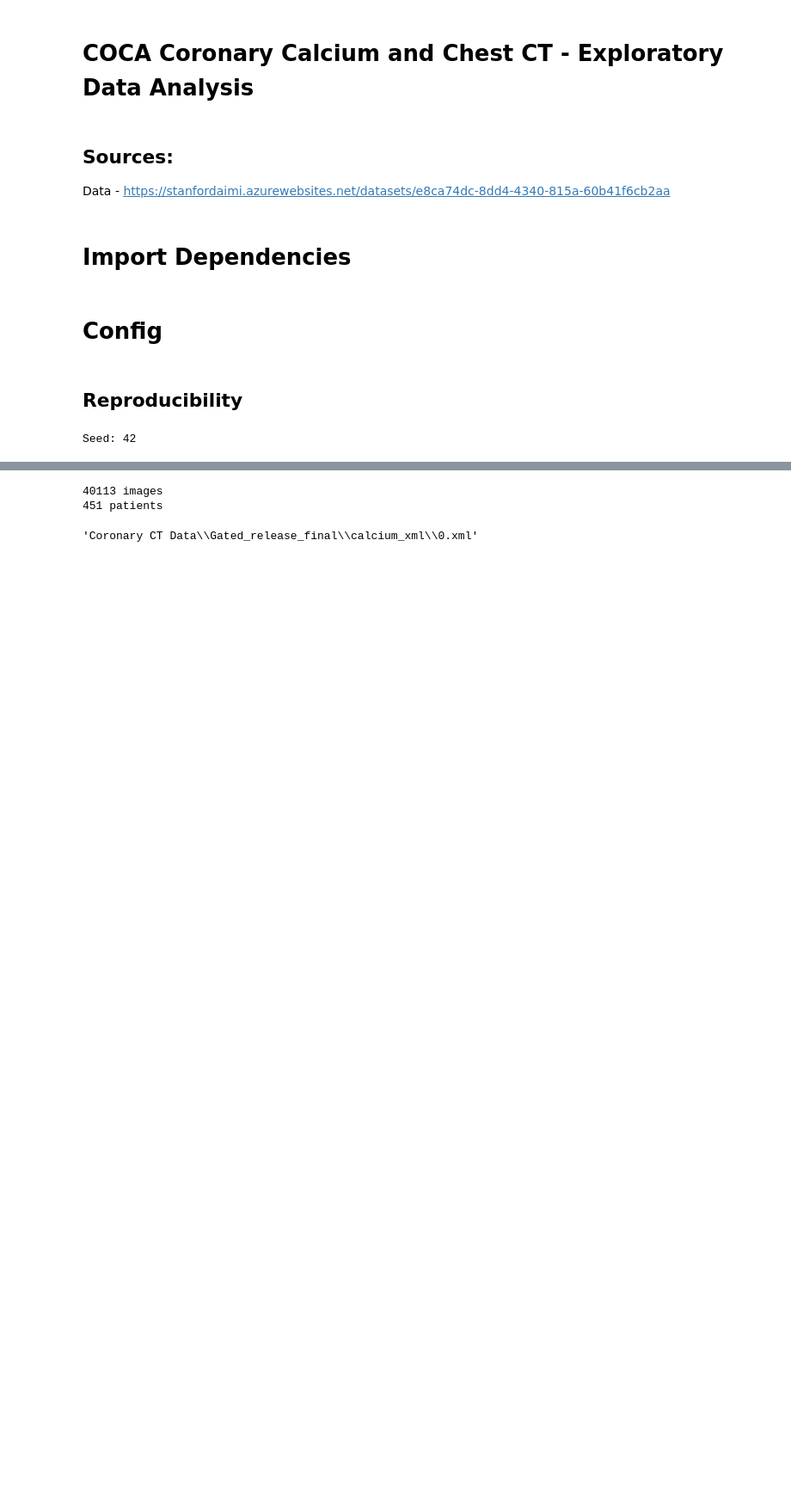
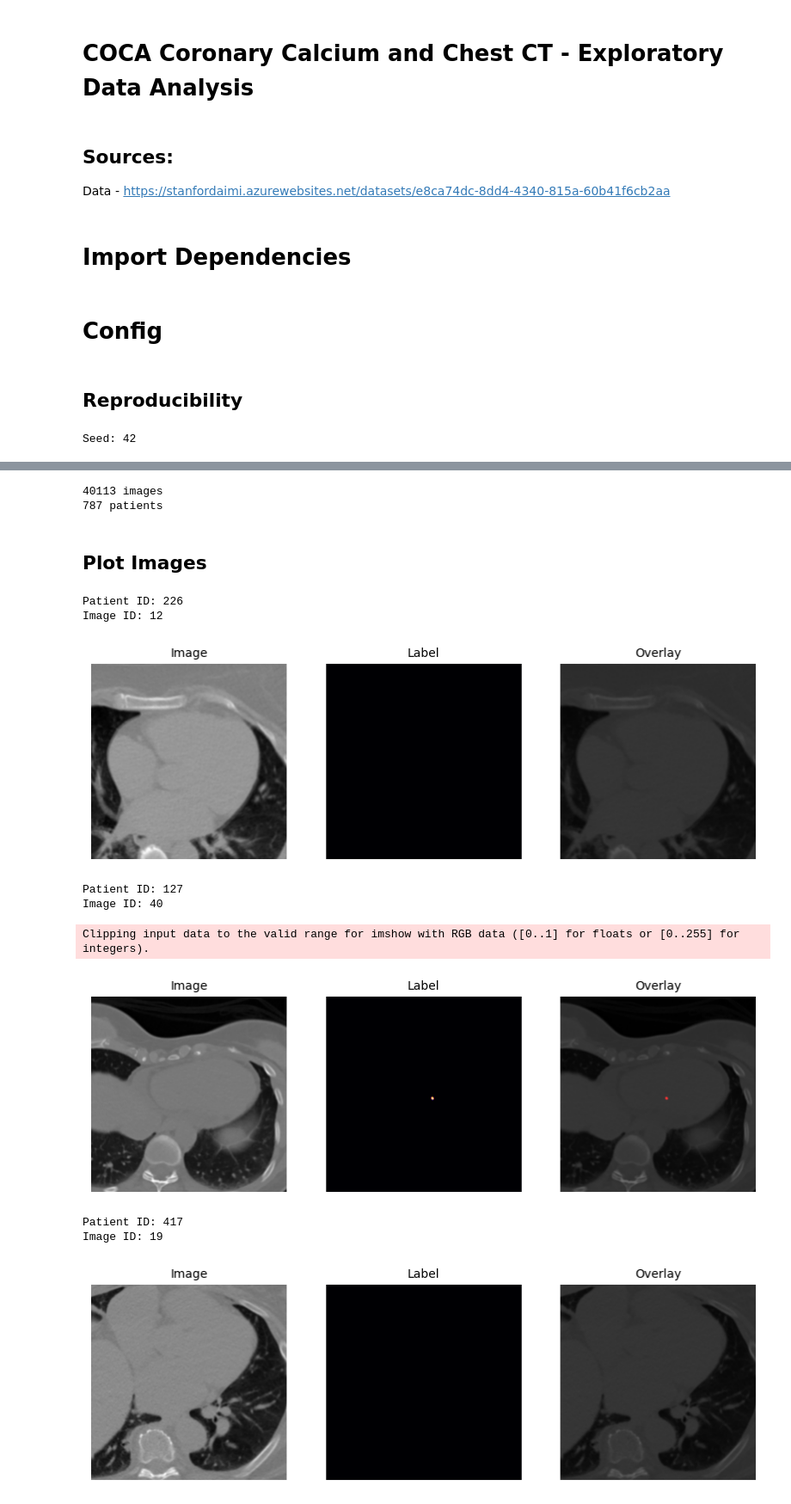
Before and after one commit to RyanChew1/Chest-CT-CAC-Scores, a Jupyter notebook: eda.ipynb, the cells around one changed output, grey strips where cells are left out. Shown: that part at 86% size. Saved outputs shown, nothing was run; the diff lists cells and outputs as text; code cells hidden in the pictures; blank space fills up the shorter version.

```diff
--- a/eda.ipynb
+++ b/eda.ipynb
@@ -55,0 +128,14 @@ Seed: 42
+# %%
+def create_segments(image_array, points):
+    polygon = Polygon(points, closed=True, edgecolor='r', facecolor='r')
+    polygon_indices = np.array(points)
+    polygon_indices[:, 0] = np.clip(polygon_indices[:, 0], 0, 511)
+    polygon_indices[:, 1] = np.clip(polygon_indices[:, 1], 0, 511)
+    image_array[polygon_indices[:, 1], polygon_indices[:, 0]] = 1
+    polygon_path = Path(polygon_indices)
+    x, y = np.meshgrid(np.arange(512), np.arange(512))
+    points = np.column_stack((x.flatten(), y.flatten()))
+    mask = polygon_path.contains_points(points).reshape(512, 512)
+    image_array[mask] = 1
+
+    return image_array
@@ -61,14 +192,28 @@ def read_dicom(path):
 # %%
-image_paths = glob(f"{CFG.path}/**/**/**/*.dcm")
-label_paths = glob(f"{CFG.path}/**/**.xml") # Fix
+image_paths = glob(f"{CFG.path}\\**\\**\\**\\*.dcm")
+label_paths = glob(f"{CFG.path}\\patient\\**")
 print(f"{len(image_paths)} images")
-print(f"{len(label_paths)} patients") # Fix
+print(f"{len(label_paths)} patients")
 # %% [output]
 40113 images
-451 patients
+787 patients
-# %%
-label_paths[0]
-# %% [output]
-'Coronary CT Data\\Gated_release_final\\calcium_xml\\0.xml'
+# %% [markdown]
+## Plot Images
+# %%
+nSamples = 3
+for i in range(nSamples):
+    idx = random.randint(0,len(image_paths))
+    plot_image(image_paths[idx])
+# %% [output]
+Patient ID: 226
+Image ID: 12
+[figure, added]
+Patient ID: 127
+Image ID: 40
+Clipping input data to the valid range for imshow with RGB data ([0..1] for floats or [0..255] for integers).
+[figure, added]
+Patient ID: 417
+Image ID: 19
+[figure, added]
 # %%
 arr = read_dicom(image_paths[0])
```
Also changed, not shown: parts of 22 cells of this notebook, 2 other files.
